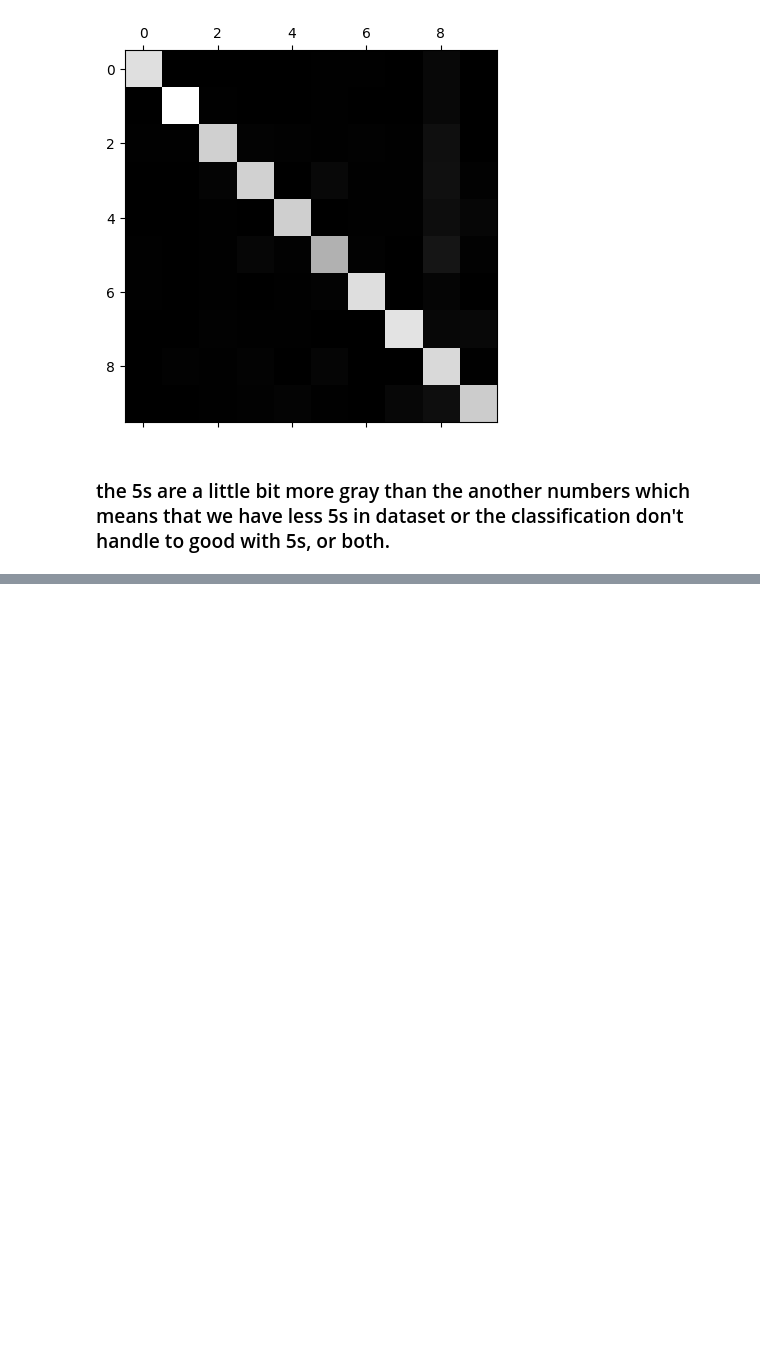
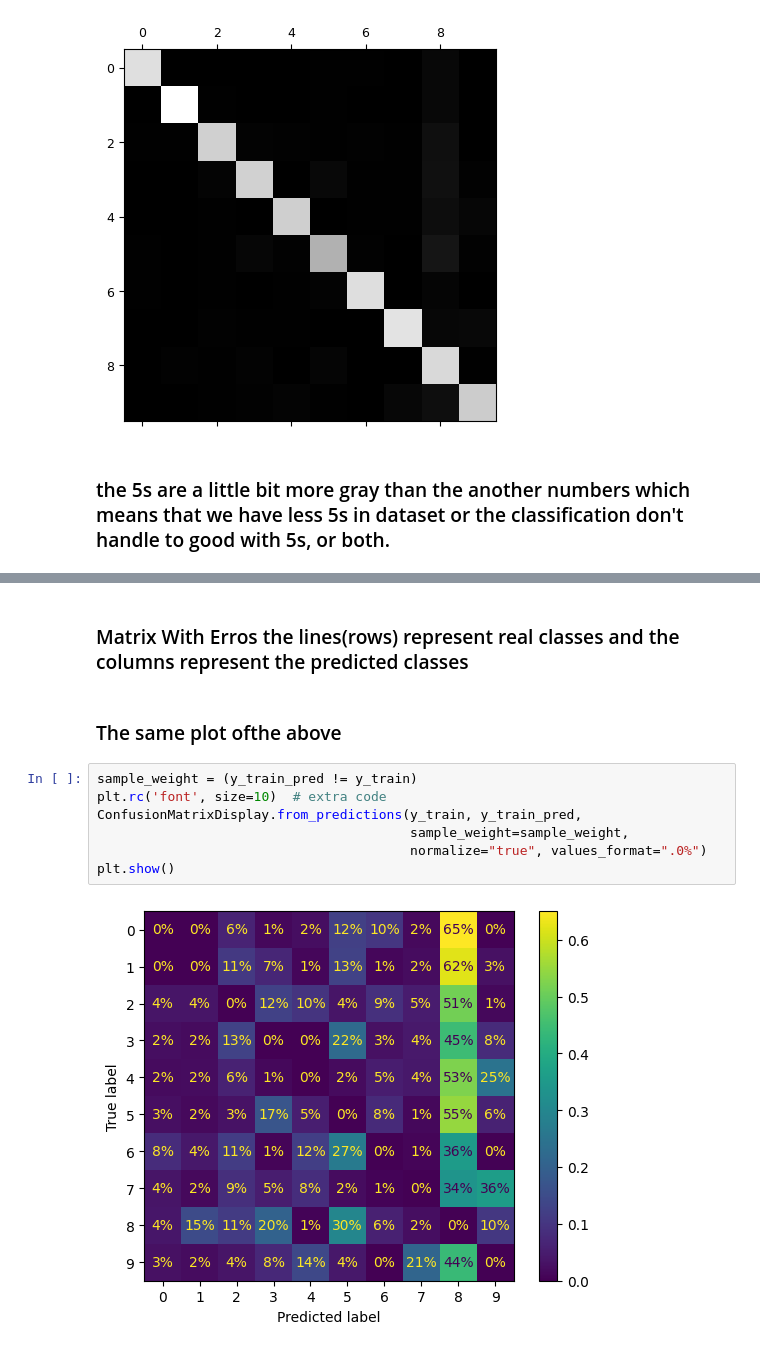
Before and after one commit to jayr0n/studies_ml, a Jupyter notebook: cap_2/classifier/mnist_classifier.ipynb, the cells around one changed output, grey strips where cells are left out. Cells and saved outputs as stored; diff of their text form; blank space fills up the shorter version.

```diff
--- a/cap_2/classifier/mnist_classifier.ipynb
+++ b/cap_2/classifier/mnist_classifier.ipynb
@@ -492,0 +521,13 @@ plt.show()
+# %% [markdown]
+### Matrix With Erros the lines(rows) represent real classes and the columns represent the predicted classes
+# %% [markdown]
+### The same plot ofthe above
+# %%
+sample_weight = (y_train_pred != y_train)
+plt.rc('font', size=10)  # extra code
+ConfusionMatrixDisplay.from_predictions(y_train, y_train_pred,
+                                        sample_weight=sample_weight,
+                                        normalize="true", values_format=".0%")
+plt.show()
+# %% [output]
+[figure, added]
```
Also changed, not shown: parts of 13 cells of this notebook.
